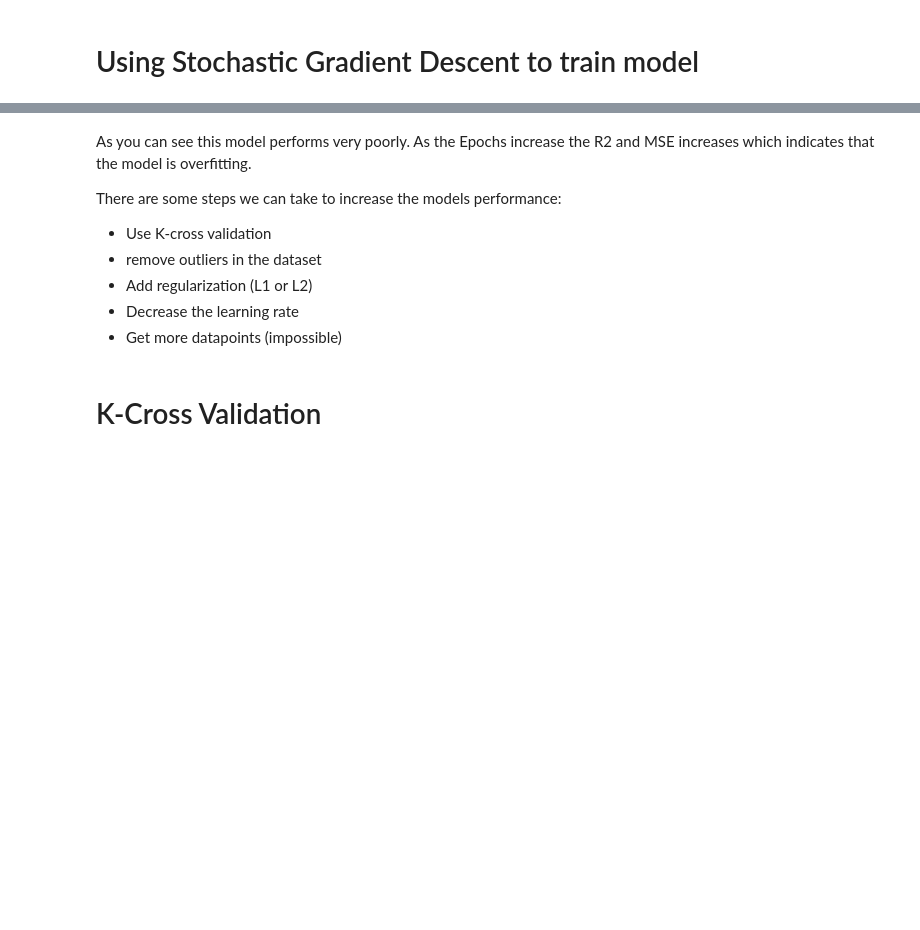
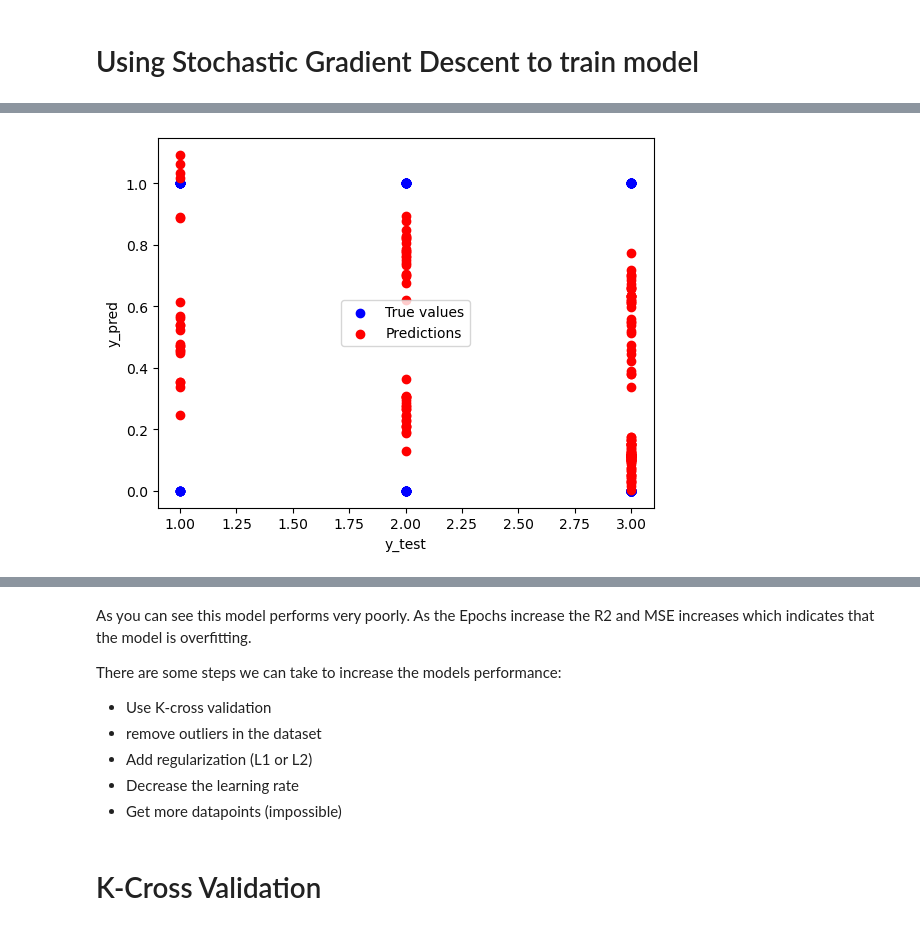
Before and after one commit to KilloPillers/ECS171-Project, a Jupyter notebook: Project.ipynb, the cells around one changed output, grey strips where cells are left out. Cells and saved outputs as stored; diff of their text form; code cells hidden in the pictures; blank space fills up the shorter version.

```diff
--- a/Project.ipynb
+++ b/Project.ipynb
@@ -327,0 +344,83 @@ dataset size:891
+# %%
+import numpy as np
+from sklearn.model_selection import KFold
+from sklearn.linear_model import LinearRegression
+from sklearn.metrics import mean_squared_error
+from sklearn.preprocessing import PolynomialFeatures
+from sklearn.datasets import fetch_california_housing
+from sklearn.model_selection import train_test_split
+from matplotlib import pyplot as plt
+
+def polynomial_regression(degree, X, y, folds, test_size=0.25, random_state=None):
+    # Define number of folds for cross-validation
+    kf = KFold(folds)
+
+    # Initialize lists to store results for variance, bias, total_error, and models
+    variances = []
+    biases = []
+    total_error = []
+    models = []
+
+    # Set the polynomial degree of the model
+    poly_features = PolynomialFeatures(degree)
+    X_poly = poly_features.fit_transform(X)
+
+    # Perform cross-validation
+    for train_index, test_index in kf.split(X_poly):
+        # Split data into training and testing sets for this fold
+        X_train, X_test = X_poly[train_index], X_poly[test_index]
+        y_train, y_test = y[train_index], y[test_index]
+
+        # Fit polynomial regression model
+        model = LinearRegression()
+        model.fit(X_train, y_train)
+
+        # Make predictions on the test set
+        y_pred = model.predict(X_test)
+
+        # Calculate variance and bias for this fold
+        variance = np.var(y_pred)
+        bias = np.mean((np.mean(y_pred) - y_test) ** 2)
+
+        # Append results to lists
+        variances.append(variance)
+        biases.append(bias)
+        total_error.append(bias + variance)
+        models.append(model)
+
+        # Print results  including variance, Bias and the total_error for this fold.
+        print("Variance: {:.4f}, Bias: {:.4f}, Total error: {:.4f}".format(variance, bias, bias + variance))
+
+    # print the total_error of the best model
+    min_error_index = np.argmin(total_error)
+    best_model = models[min_error_index]
+    print("Total error of the best model: {:.4f}".format(total_error[min_error_index]))
+
+    # Testing the final model on the test data
+    X_train, X_test, y_train, y_test = train_test_split(X_poly, y, test_size=test_size, random_state=42)
+    # Obtain the predictions on the test data
+    y_pred = best_model.predict(X_test)
+
+    # Graph the true values against the predicted values
+    print("Graphing the performance of the model on the test data")
+    plt.scatter(X_test[:, 1], y_test, c='blue', label='True values')
+    plt.scatter(X_test[:, 1], y_pred, c='red', label='Predictions')
+    plt.xlabel("y_test")
+    plt.ylabel("y_pred")
+    plt.legend()
+    plt.show()
+
+    # store mse score of the model applied on the test data
+    mse = mean_squared_error(y_test, y_pred)
+
+    return mse , best_model
+
+
+degrees = range(1, 6)  # Try polynomial degrees from 1 to 5
+# Try degrees from 1 to 5 and in a loop, report mse of the best model trained using k-fold cross validation and print("Degree:", degree, "MSE:", mse)
+for degree in degrees:
+    mse, best_model = polynomial_regression(degree, X, y, 5)
+    print("Degree:", degree, "MSE:", mse)
+    print("Best model:", best_model)
+    print()
+# %% [output]
@@ -327,0 +434 @@ dataset size:891
+[figure, added]
```
Also changed, not shown: parts of 7 cells of this notebook, 1 other file.
